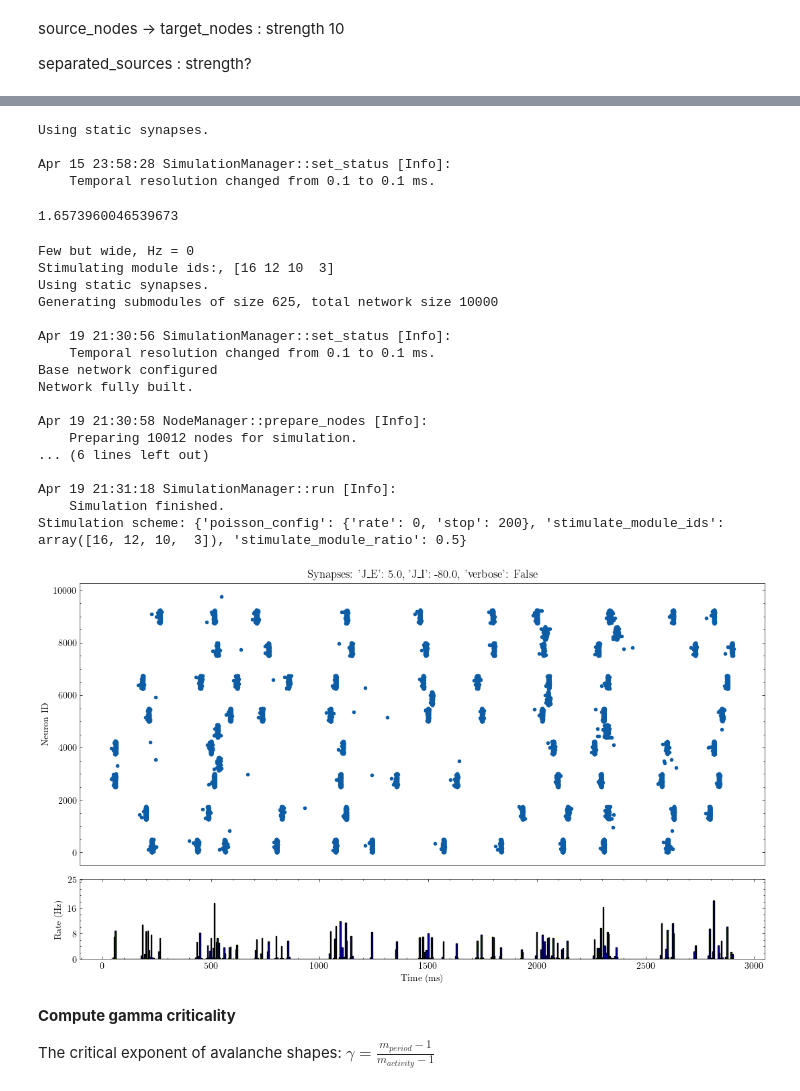
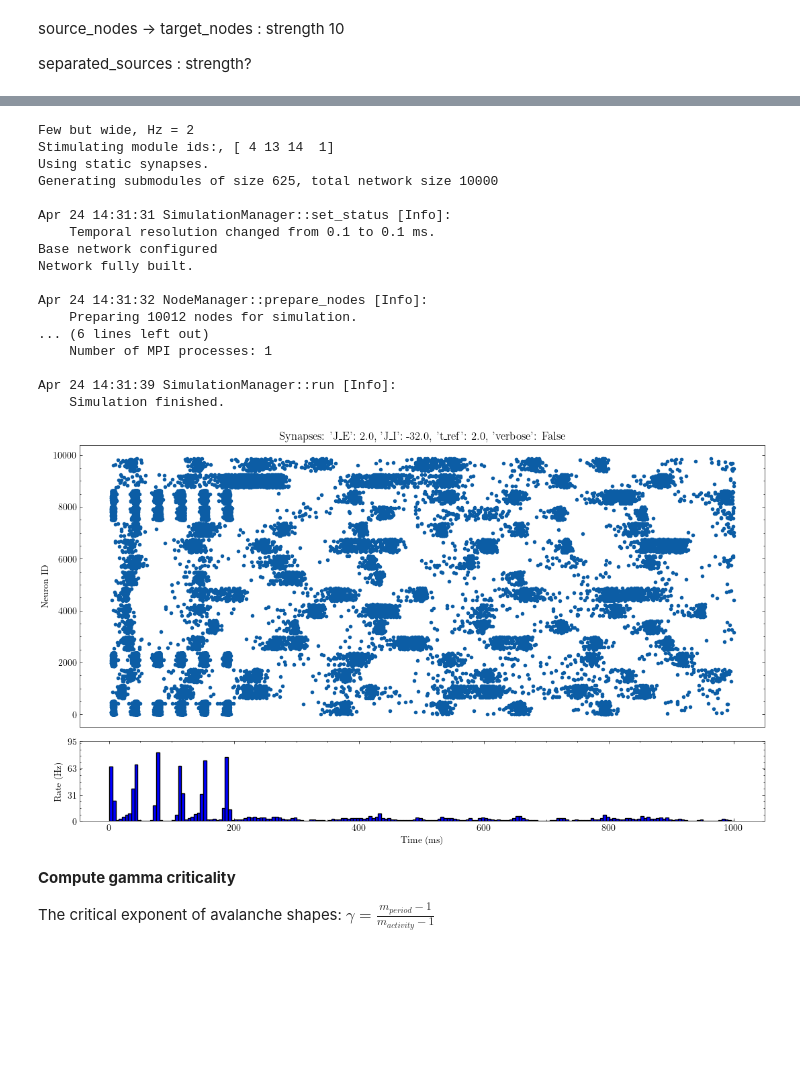
Before and after one commit to hanng00/KEX-project, a Jupyter notebook: kex_project/Part 2c : Building the modular network.ipynb, the cells around one changed output, grey strips where cells are left out. Saved outputs shown, nothing was run; the diff lists cells and outputs as text; code cells hidden in the pictures; blank space fills up the shorter version.

```diff
--- a/kex_project/Part 2c : Building the modular network.ipynb
+++ b/kex_project/Part 2c : Building the modular network.ipynb
@@ -198,87 +163,62 @@ Source node: 1
-# %%
-from classes.hmn_network import HMN_network
-
-t_refactory = 5.0
-t_synapse = 1.0
-P_0 = 0.01
-R_ex = 0.99
-neuron_type = "inhibitory"
-neuron_type = "excitatory"
-
-P_i = 0.8
-
-hmm_network_1 = HMN_network()
-P_e = hmm_network_1._get_local_connection_density(
-    P_0=P_0, R_ex=R_ex, neuron_type="excitatory"
-)
-
-p_neurons_spike = P_i * (1 + P_e) ** (np.floor(t_refactory / t_synapse))
-
-p_neurons_spike
-# %% [output]
-Using static synapses.
-
-Apr 15 23:58:28 SimulationManager::set_status [Info]:
-    Temporal resolution changed from 0.1 to 0.1 ms.
-1.6573960046539673
 # %%
 from classes.hmn_network import HMN_network
 
 nest.ResetKernel()
 
 # STIMULATION_SCHEME = get_all_but_sharp_stimulation(stop=200, rate_hz=2)
-STIMULATION_SCHEME = get_few_but_wide_stimulation(stop=200, rate_hz=0)
+STIMULATION_SCHEME = get_few_but_wide_stimulation(stop=200, rate_hz=2)
 
 #####################
-strength = 10
+strength = 4
 
 
 params_1 = {
     "J_E": 0.5 * strength,
     "J_I": -8.0 * strength,
+    "t_ref": 2.0,
     "verbose": False,
 }
 noise_config = {
     # "module_ids": [2, 6, 11, 15],
-    "module_ids": list(range(1, 17, 2)),
+    "module_ids": list(range(1, 17, 1)),
     "p": 0.5,
-    "stop": 200.0,
+    # "stop": 200.0,
 }
 
 simtime = 1_000
 
 hmm_network_1 = HMN_network(**params_1)
 hmm_network_1.build()
 hmm_network_1.simulate(
     simtime=simtime,
     poisson_config=STIMULATION_SCHEME["poisson_config"],
     stimulate_module_ids=STIMULATION_SCHEME["stimulate_module_ids"],
     stimulate_module_ratio=STIMULATION_SCHEME["stimulate_module_ratio"],
     record_module_ids=list(range(1, 17)),
     # record_module_ids=[4],
     noise_config=noise_config,
 )
 print(f"Stimulation scheme: {STIMULATION_SCHEME}")
 hmm_network_1.plot(title=f"Synapses: {params_1}")
 # %% [output]
-Few but wide, Hz = 0
-Stimulating module ids:, [16 12 10  3]
+Few but wide, Hz = 2
+Stimulating module ids:, [ 4 13 14  1]
 Using static synapses.
 Generating submodules of size 625, total network size 10000
 
-Apr 19 21:30:56 SimulationManager::set_status [Info]:
+Apr 24 14:31:31 SimulationManager::set_status [Info]:
     Temporal resolution changed from 0.1 to 0.1 ms.
 Base network configured
 Network fully built.
 
-Apr 19 21:30:58 NodeManager::prepare_nodes [Info]:
+Apr 24 14:31:32 NodeManager::prepare_nodes [Info]:
     Preparing 10012 nodes for simulation.
 ... (6 lines left out)
+    Number of MPI processes: 1
 
-Apr 19 21:31:18 SimulationManager::run [Info]:
+Apr 24 14:31:39 SimulationManager::run [Info]:
     Simulation finished.
-Stimulation scheme: {'poisson_config': {'rate': 0, 'stop': 200}, 'stimulate_module_ids': array([16, 12, 10,  3]), 'stimulate_module_ratio': 0.5}
-[figure, old version]
+[figure, new version]
 # %% [markdown]
 **Compute gamma criticality**
 
```
Also changed, not shown: parts of 7 cells of this notebook, 21 other files.
